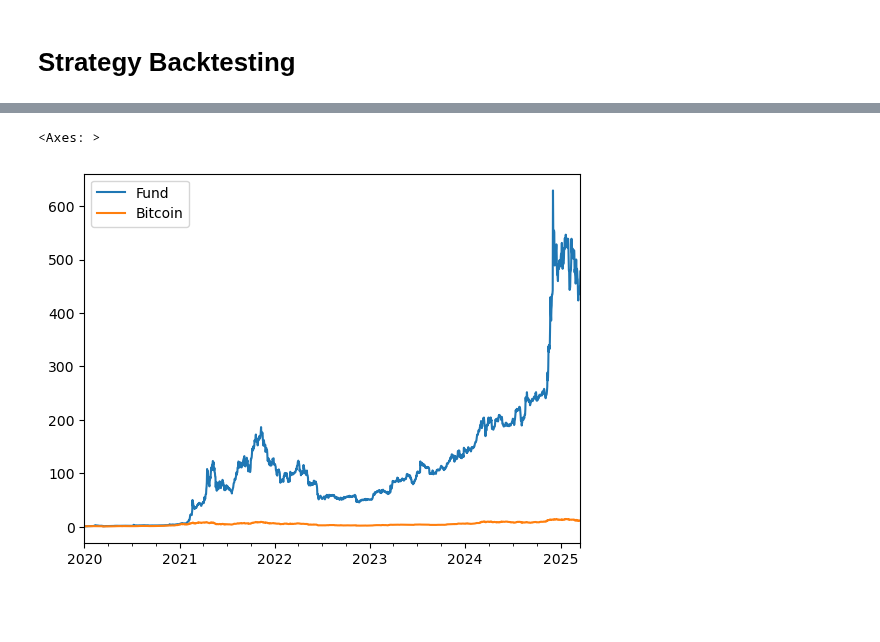
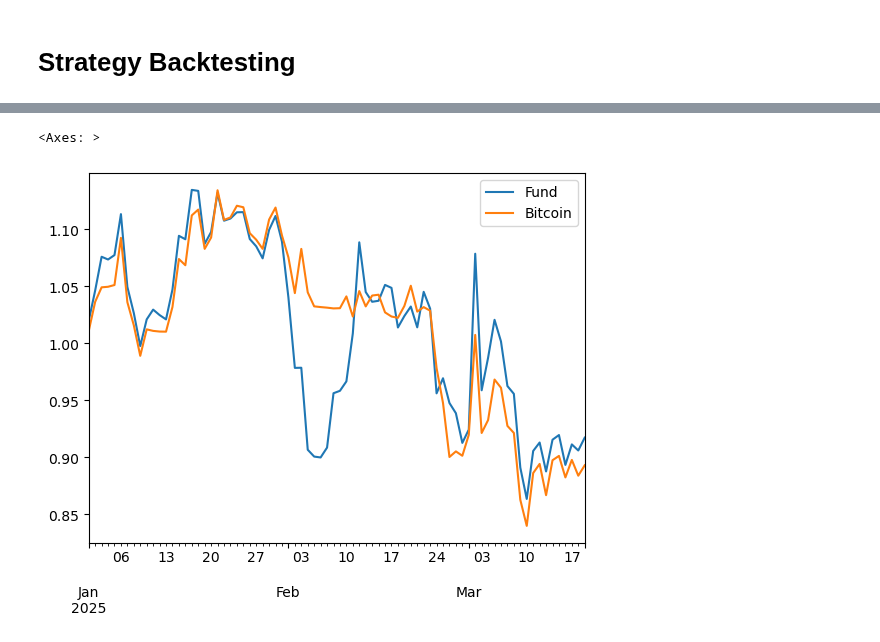
Before and after one commit to niroojane/Risk-Management, a Jupyter notebook: Active Crypto Strategy.ipynb, the cells around one changed output, grey strips where cells are left out. Drawn from its saved outputs; the diff is of its cells as text; code cells hidden in the pictures; blank space fills up the shorter version.

```diff
--- a/Active Crypto Strategy.ipynb
+++ b/Active Crypto Strategy.ipynb
@@ -223,10 +222,10 @@ years=sorted(list(set(performance.index.year)))
 month_year=performance.index.strftime('%Y-%m')
 month_year=sorted(list(set(month_year)))
 # %%
-(1+performance_pct.loc[:]).cumprod().plot()
+(1+performance_pct.loc['2025']).cumprod().plot()
 # %% [output]
 <Axes: >
-[figure, old version]
+[figure, new version]
 # %%
 year_returns={}
 for year in years:
```
Also changed, not shown: parts of 11 cells of this notebook.
